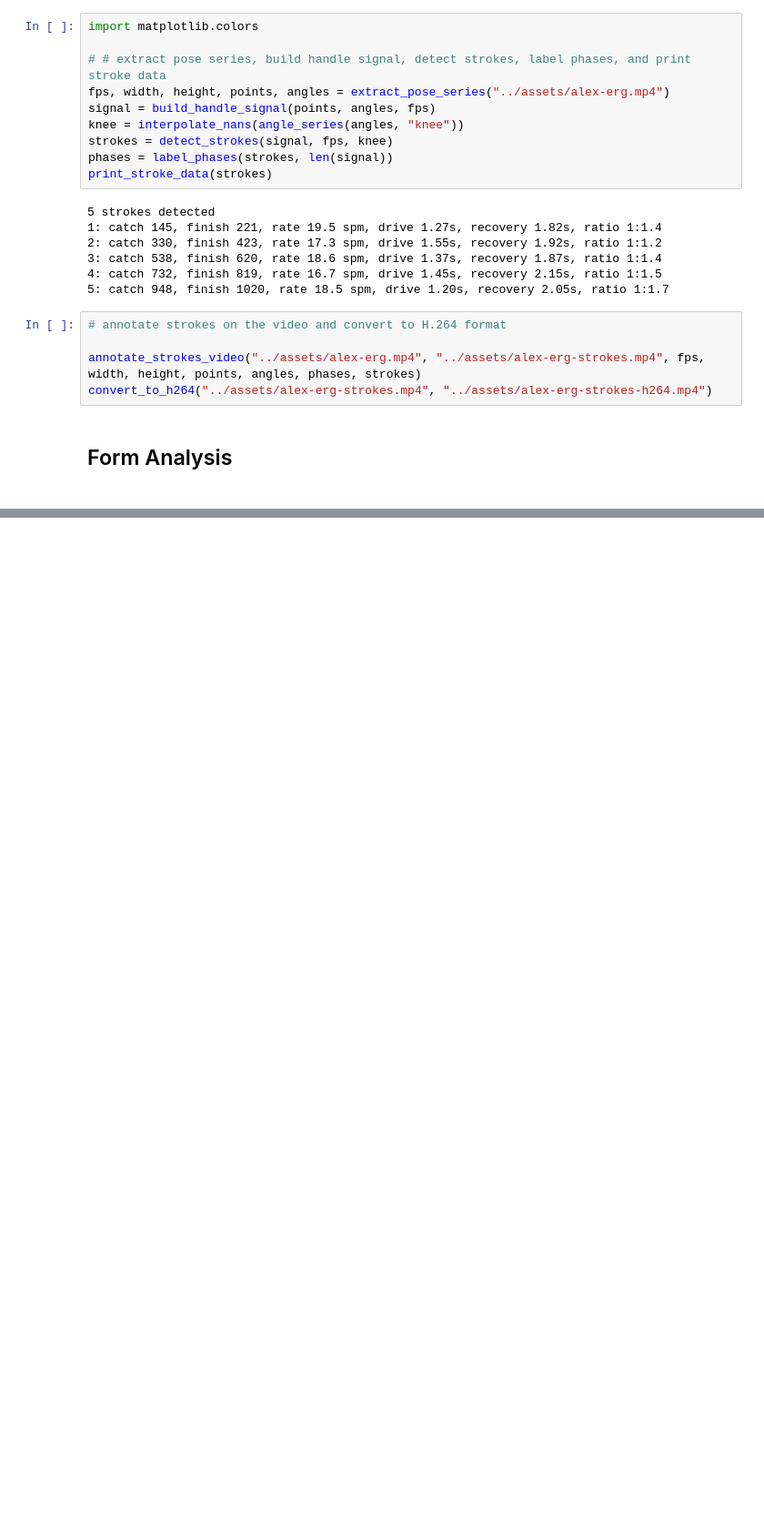
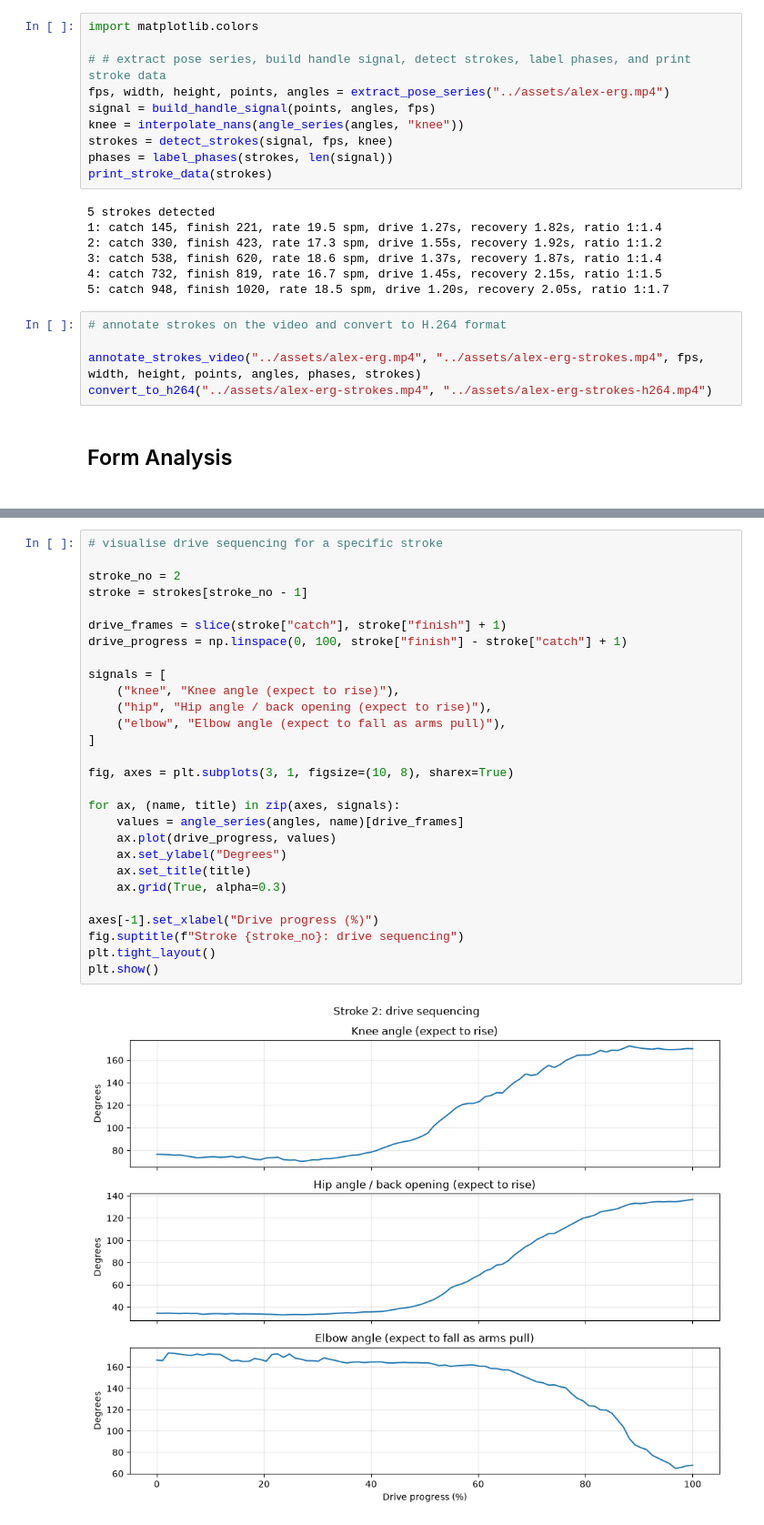
Before and after one commit to edvale732/stroke-ai, a Jupyter notebook: notebooks/erg-analysis.ipynb, the cells around one changed output, grey strips where cells are left out. Shown at 91% size. Drawn from its saved outputs; the diff is of its cells as text; blank space fills up the shorter version.

Commit message:
added form judging aspects text and graphs visualising drive sequencing

```diff
--- a/notebooks/erg-analysis.ipynb
+++ b/notebooks/erg-analysis.ipynb
@@ -782,0 +824,30 @@ convert_to_h264("../assets/alex-erg-strokes.mp4", "../assets/alex-erg-strokes-h2
+# %%
+# visualise drive sequencing for a specific stroke
+
+stroke_no = 2
+stroke = strokes[stroke_no - 1]
+
+drive_frames = slice(stroke["catch"], stroke["finish"] + 1)
+drive_progress = np.linspace(0, 100, stroke["finish"] - stroke["catch"] + 1)
+
+signals = [
+    ("knee", "Knee angle (expect to rise)"),
+    ("hip", "Hip angle / back opening (expect to rise)"),
+    ("elbow", "Elbow angle (expect to fall as arms pull)"),
+]
+
+fig, axes = plt.subplots(3, 1, figsize=(10, 8), sharex=True)
+
+for ax, (name, title) in zip(axes, signals):
+    values = angle_series(angles, name)[drive_frames]
+    ax.plot(drive_progress, values)
+    ax.set_ylabel("Degrees")
+    ax.set_title(title)
+    ax.grid(True, alpha=0.3)
+
+axes[-1].set_xlabel("Drive progress (%)")
+fig.suptitle(f"Stroke {stroke_no}: drive sequencing")
+plt.tight_layout()
+plt.show()
+# %% [output]
+[figure, added]
```
Also changed, not shown: parts of 2 cells of this notebook.
